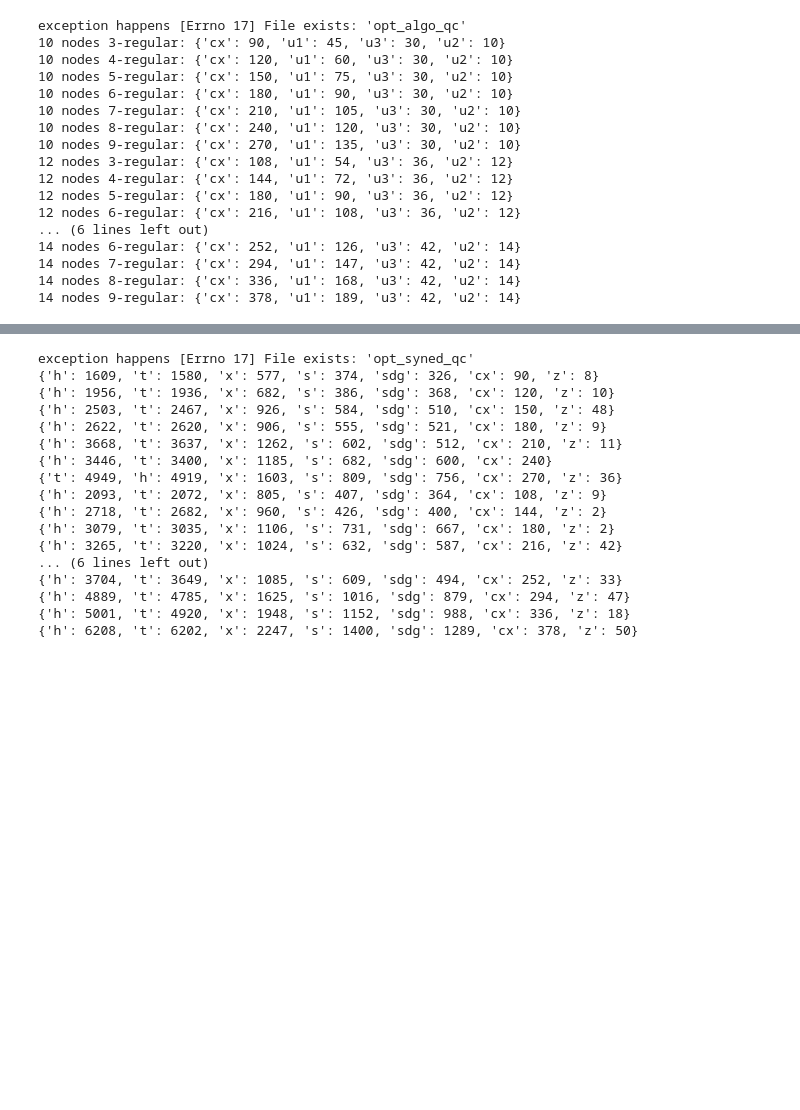
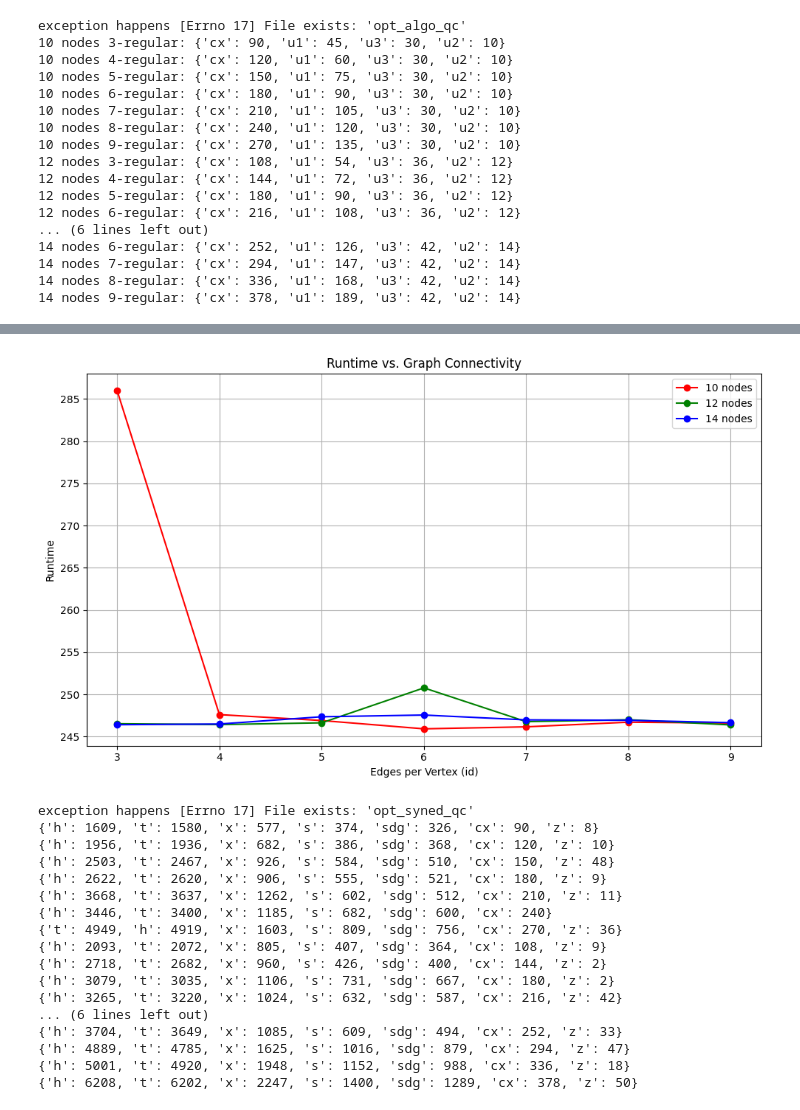
Before and after one commit to melody0123/QAOA4FTQC, a Jupyter notebook: circuit_optimizer.ipynb, the cells around one changed output, grey strips where cells are left out. Saved outputs shown, nothing was run; the diff lists cells and outputs as text; code cells hidden in the pictures; blank space fills up the shorter version.

```diff
--- a/circuit_optimizer.ipynb
+++ b/circuit_optimizer.ipynb
@@ -240,3 +340,10 @@ state fidelity after synthesis: 0.9996886941413161
+# %%
+# draw diagram on runtime
+colors = ['r', 'g', 'b']
+line_labels = ['10 nodes', '12 nodes', '14 nodes']
+draw_diagram(runtimes, nodes, degrees, colors, line_labels, 'Runtime')
+# %% [output]
+[figure, added]
 # %%
 from qiskit import qasm2
 import pyzx as zx
```
Also changed, not shown: parts of 7 cells of this notebook, 1 other file.
